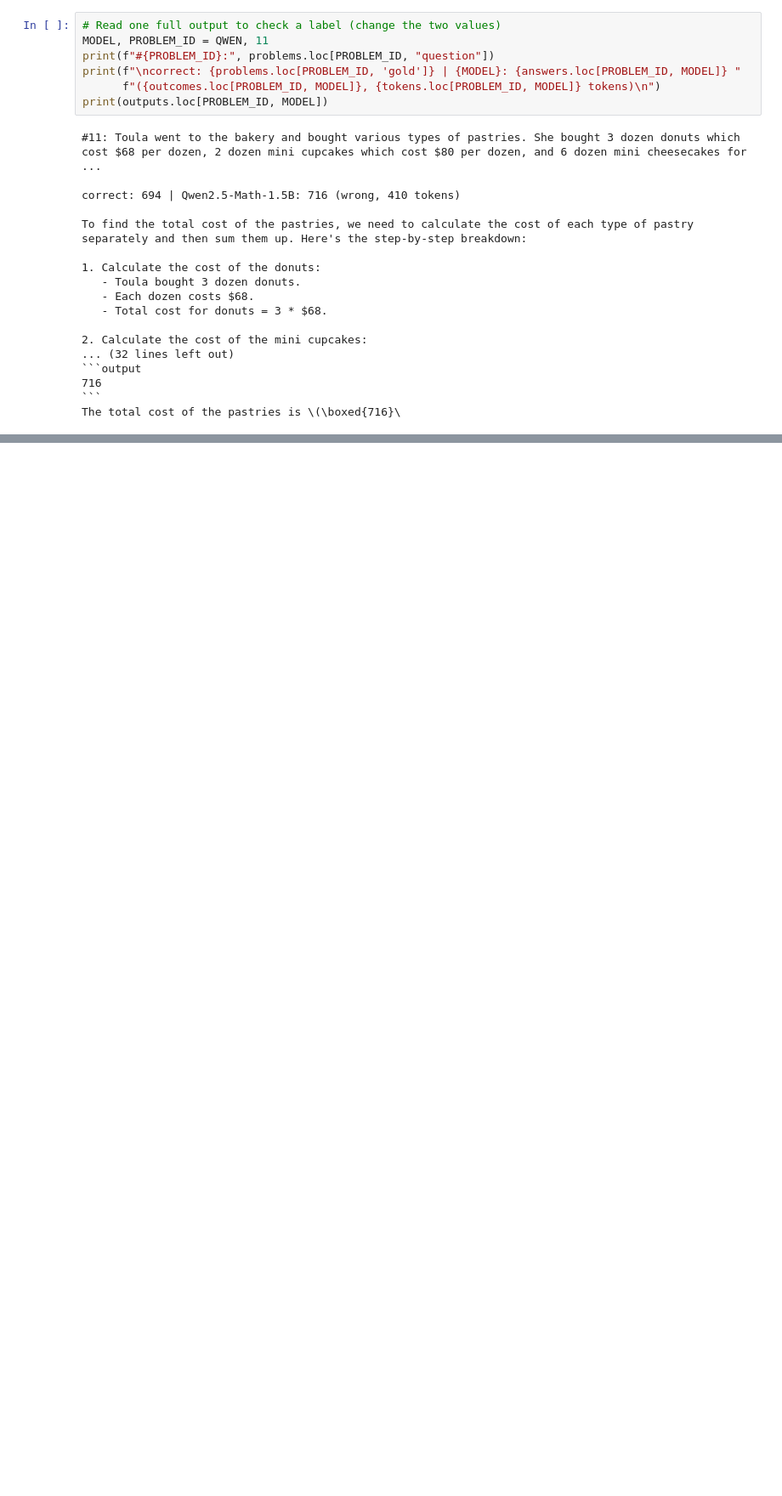
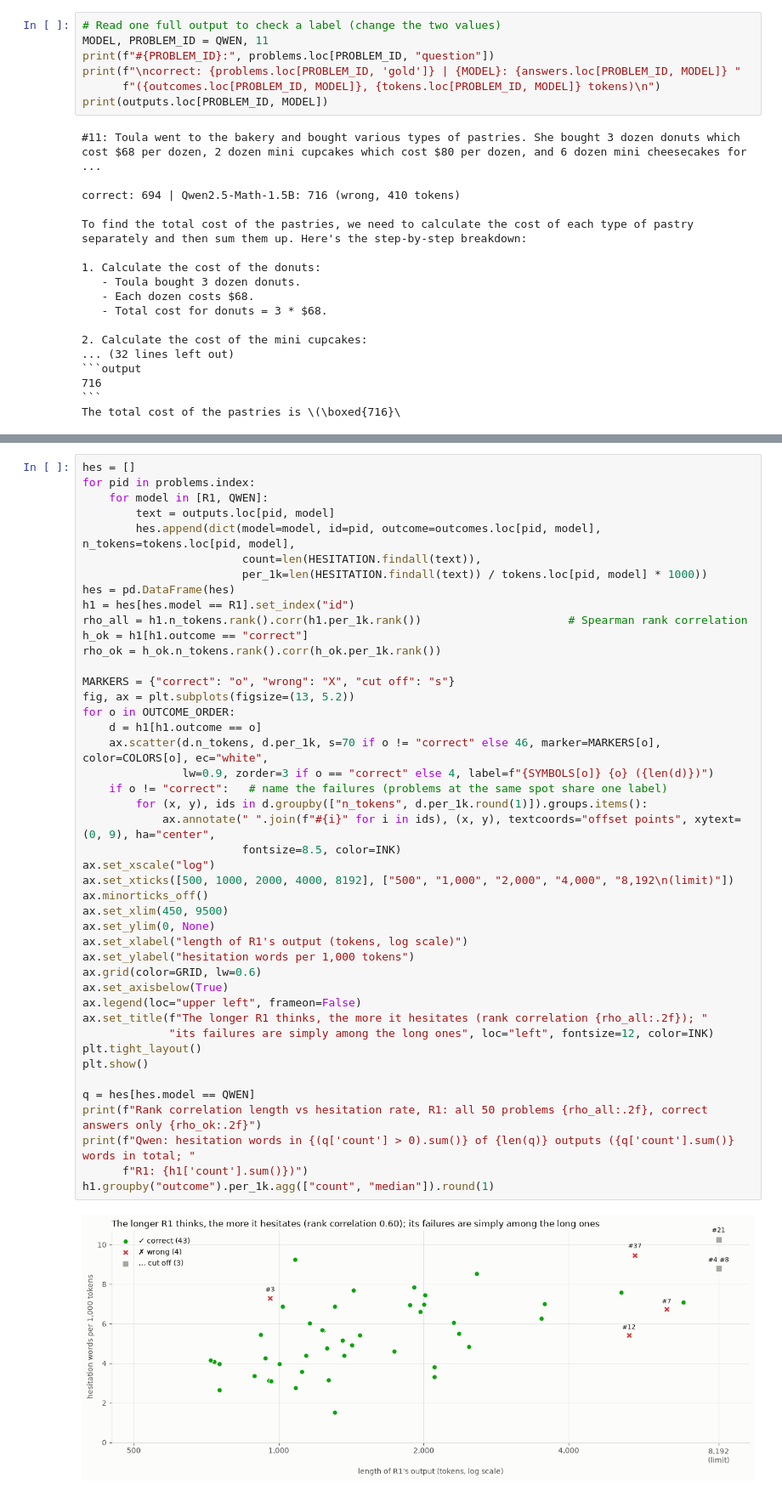
Before and after one commit to lucamcwood/AI-VisualizationProject-TheFinalGroup, a Jupyter notebook: notebooks/03_visualizations_with_AI.ipynb, the cells around one changed output, grey strips where cells are left out. Shown at 85% size. Cells and saved outputs as stored; diff of their text form; blank space fills up the shorter version.

```diff
--- a/notebooks/03_visualizations_with_AI.ipynb
+++ b/notebooks/03_visualizations_with_AI.ipynb
@@ -981,0 +827,46 @@ Rewording, Qwen2.5-Math-1.5B: 5/5 problems done
+# %%
+hes = []
+for pid in problems.index:
+    for model in [R1, QWEN]:
+        text = outputs.loc[pid, model]
+        hes.append(dict(model=model, id=pid, outcome=outcomes.loc[pid, model], n_tokens=tokens.loc[pid, model],
+                        count=len(HESITATION.findall(text)),
+                        per_1k=len(HESITATION.findall(text)) / tokens.loc[pid, model] * 1000))
+hes = pd.DataFrame(hes)
+h1 = hes[hes.model == R1].set_index("id")
+rho_all = h1.n_tokens.rank().corr(h1.per_1k.rank())                      # Spearman rank correlation
+h_ok = h1[h1.outcome == "correct"]
+rho_ok = h_ok.n_tokens.rank().corr(h_ok.per_1k.rank())
+
+MARKERS = {"correct": "o", "wrong": "X", "cut off": "s"}
+fig, ax = plt.subplots(figsize=(13, 5.2))
+for o in OUTCOME_ORDER:
+    d = h1[h1.outcome == o]
+    ax.scatter(d.n_tokens, d.per_1k, s=70 if o != "correct" else 46, marker=MARKERS[o], color=COLORS[o], ec="white",
+               lw=0.9, zorder=3 if o == "correct" else 4, label=f"{SYMBOLS[o]} {o} ({len(d)})")
+    if o != "correct":   # name the failures (problems at the same spot share one label)
+        for (x, y), ids in d.groupby(["n_tokens", d.per_1k.round(1)]).groups.items():
+            ax.annotate(" ".join(f"#{i}" for i in ids), (x, y), textcoords="offset points", xytext=(0, 9), ha="center",
+                        fontsize=8.5, color=INK)
+ax.set_xscale("log")
+ax.set_xticks([500, 1000, 2000, 4000, 8192], ["500", "1,000", "2,000", "4,000", "8,192\n(limit)"])
+ax.minorticks_off()
+ax.set_xlim(450, 9500)
+ax.set_ylim(0, None)
+ax.set_xlabel("length of R1's output (tokens, log scale)")
+ax.set_ylabel("hesitation words per 1,000 tokens")
+ax.grid(color=GRID, lw=0.6)
+ax.set_axisbelow(True)
+ax.legend(loc="upper left", frameon=False)
+ax.set_title(f"The longer R1 thinks, the more it hesitates (rank correlation {rho_all:.2f}); "
+             "its failures are simply among the long ones", loc="left", fontsize=12, color=INK)
+plt.tight_layout()
+plt.show()
+
+q = hes[hes.model == QWEN]
+print(f"Rank correlation length vs hesitation rate, R1: all 50 problems {rho_all:.2f}, correct answers only {rho_ok:.2f}")
+print(f"Qwen: hesitation words in {(q['count'] > 0).sum()} of {len(q)} outputs ({q['count'].sum()} words in total; "
+      f"R1: {h1['count'].sum()})")
+h1.groupby("outcome").per_1k.agg(["count", "median"]).round(1)
+# %% [output]
+[figure, added]
```
Also changed, not shown: parts of 50 cells of this notebook, 3 other files.
